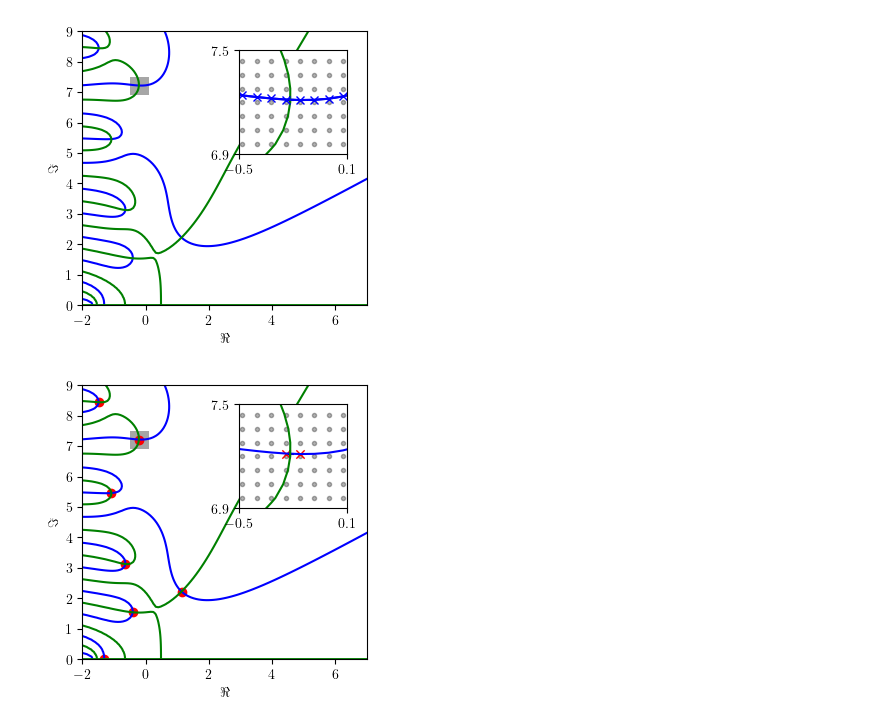
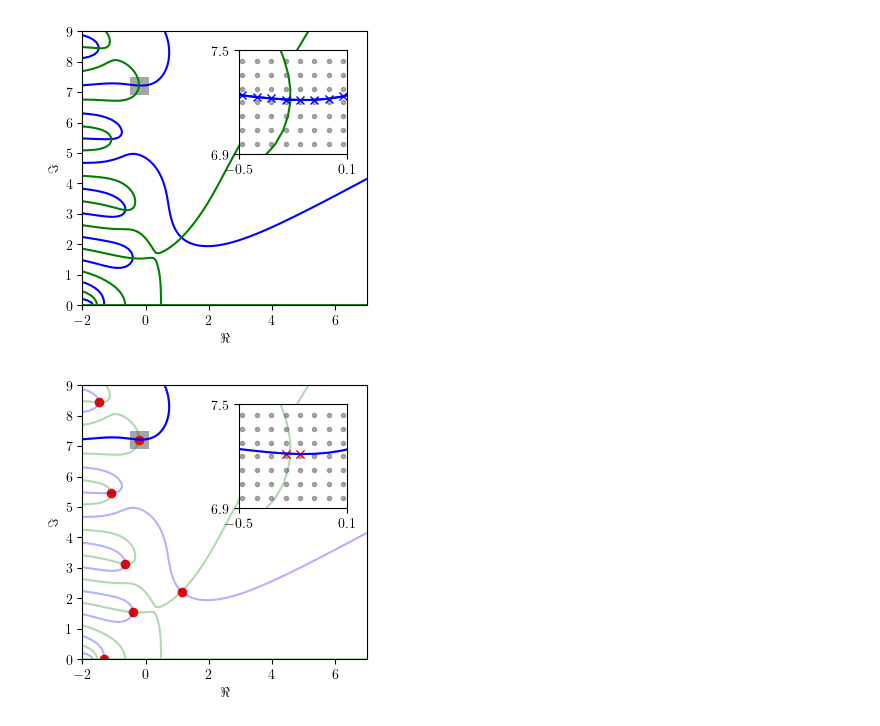
Before and after one commit to LockeErasmus/qpmr, a Jupyter notebook: examples/melnik2024.ipynb, the cells around one changed output. Saved outputs shown, nothing was run; the diff lists cells and outputs as text; code cells hidden in the pictures.

```diff
--- a/examples/melnik2024.ipynb
+++ b/examples/melnik2024.ipynb
@@ -232,38 +232,39 @@ dx, dy = 0.6, 0.6
 
 fig, ax = plt.subplots(1,1, figsize=(251/72, 251/72))
 
 ax.add_patch(Rectangle((x, y), dx, dy, facecolor="grey", alpha=0.7))
 
-ax.contour(np.real(complex_grid), np.imag(complex_grid), np.real(value), levels=[0], colors='blue', alpha=1.0)
-ax.contour(np.real(complex_grid), np.imag(complex_grid), np.imag(value), levels=[0], colors='green', alpha=1.0)
-#ax.plot(contour[:,0], contour[:,1], color="blue")
+ax.contour(np.real(complex_grid), np.imag(complex_grid), np.real(value), levels=[0], colors='blue', alpha=0.3)
+ax.contour(np.real(complex_grid), np.imag(complex_grid), np.imag(value), levels=[0], colors='green', alpha=0.3)
+ax.plot(contour[:,0], contour[:,1], color="blue")
 #ax.scatter(contour[1:,0][s], contour[1:,1][s], marker="x", color="r",linewidths=1)
 #ax.scatter(contour[:-1,0][s], contour[:-1,1][s], marker="x", color="r",linewidths=1)
 #ax.scatter(np.real(roots), np.imag(roots), marker="+", color="k")
 ax.scatter(np.real(roots), np.imag(roots), marker="o", color="r")
 ax.set_xlabel(f'$\Re$')
 ax.set_ylabel(f'$\Im$')
 ax.set_xlim(region[0], region[1])
 ax.set_ylim(region[2], region[3])
 
 ins_ax = ax.inset_axes([0.55,0.55,0.38,0.38])
 grid_x = np.real(np.ravel(meta.complex_grid))
 grid_y = np.imag(np.ravel(meta.complex_grid))
 
 ins_ax.scatter(grid_x, grid_y, marker=".", color="k", alpha=0.3, linewidths=1)
-ins_ax.contour(np.real(complex_grid), np.imag(complex_grid), np.real(value), levels=[0], colors='blue', alpha=1.0)
-ins_ax.contour(np.real(complex_grid), np.imag(complex_grid), np.imag(value), levels=[0], colors='green', alpha=1.0)
+ins_ax.contour(np.real(complex_grid), np.imag(complex_grid), np.real(value), levels=[0], colors='blue', alpha=0.3)
+ins_ax.contour(np.real(complex_grid), np.imag(complex_grid), np.imag(value), levels=[0], colors='green', alpha=0.3)
 #ins_ax.plot(contour[1:-1,0], contour[1:-1,1], "-x", color="blue")
-ins_ax.scatter(np.real(roots), np.imag(roots), marker="+", color="k")
+ins_ax.plot(contour[1:-1,0], contour[1:-1,1], "-", color="blue")
+#ins_ax.scatter(np.real(roots), np.imag(roots), marker="+", color="k")
 #ins_ax.scatter(np.real(roots), np.imag(roots), marker="o", edgecolors="k", facecolors='none')
 ins_ax.scatter(contour[1:,0][s], contour[1:,1][s], marker="x", color="r", linewidths=1)
 ins_ax.scatter(contour[:-1,0][s], contour[:-1,1][s], marker="x", color="r", linewidths=1)
 ins_ax.set_ylim(y, y+dy)
 ins_ax.set_xlim((x, x+dx))
 ins_ax.set_xticks([x, x+dx])
 ins_ax.set_yticks([y, y+dy])
 plt.tight_layout()
 
-plt.savefig('step_contours.pdf', format='pdf')
+plt.savefig('step_initial_guess.pdf', format='pdf')
 # %% [output]
-[figure, old version]
+[figure, new version]
```
Also changed, not shown: parts of 3 cells of this notebook, 5 other files.
